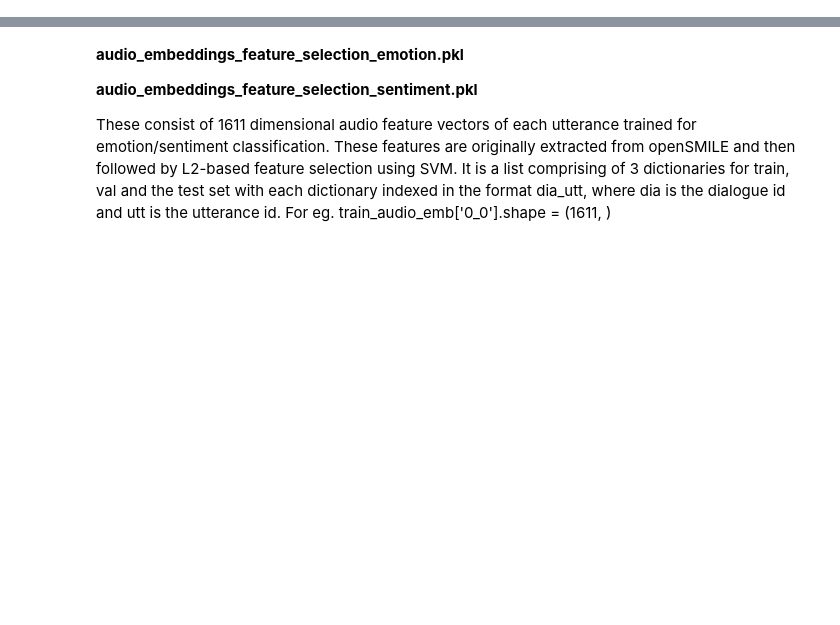
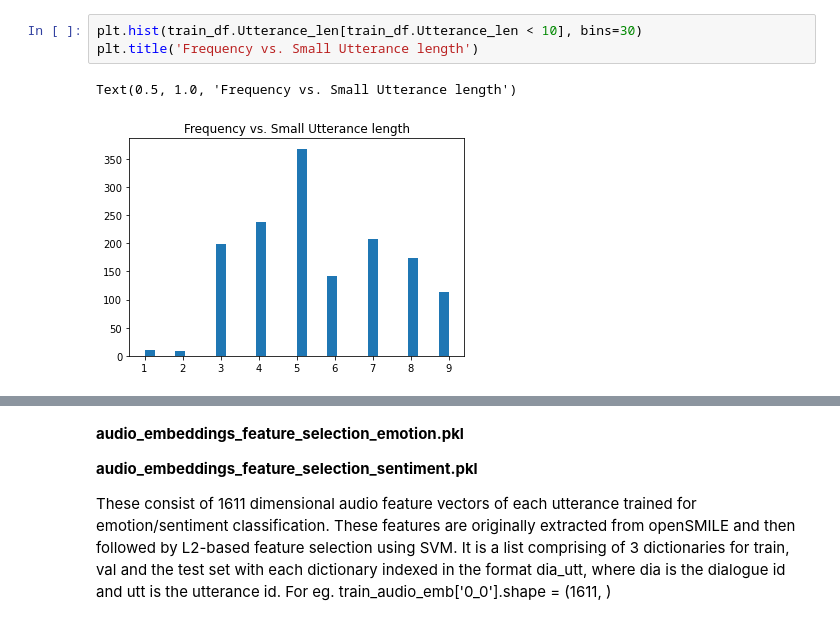
Before and after one commit to ryanjmccall/sb_ml_eng_capstone, a Jupyter notebook: capstone/poc/MELD_POC.ipynb, the cells around one changed output, grey strips where cells are left out. Saved outputs shown, nothing was run; the diff lists cells and outputs as text; blank space fills up the shorter version.

```diff
--- a/capstone/poc/MELD_POC.ipynb
+++ b/capstone/poc/MELD_POC.ipynb
@@ -82,0 +133,6 @@ dtype: int64
+# %%
+plt.hist(train_df.Utterance_len[train_df.Utterance_len < 10], bins=30)
+plt.title('Frequency vs. Small Utterance length')
+# %% [output]
+Text(0.5, 1.0, 'Frequency vs. Small Utterance length')
+[figure, added]
```
Also changed, not shown: parts of 54 cells of this notebook.
